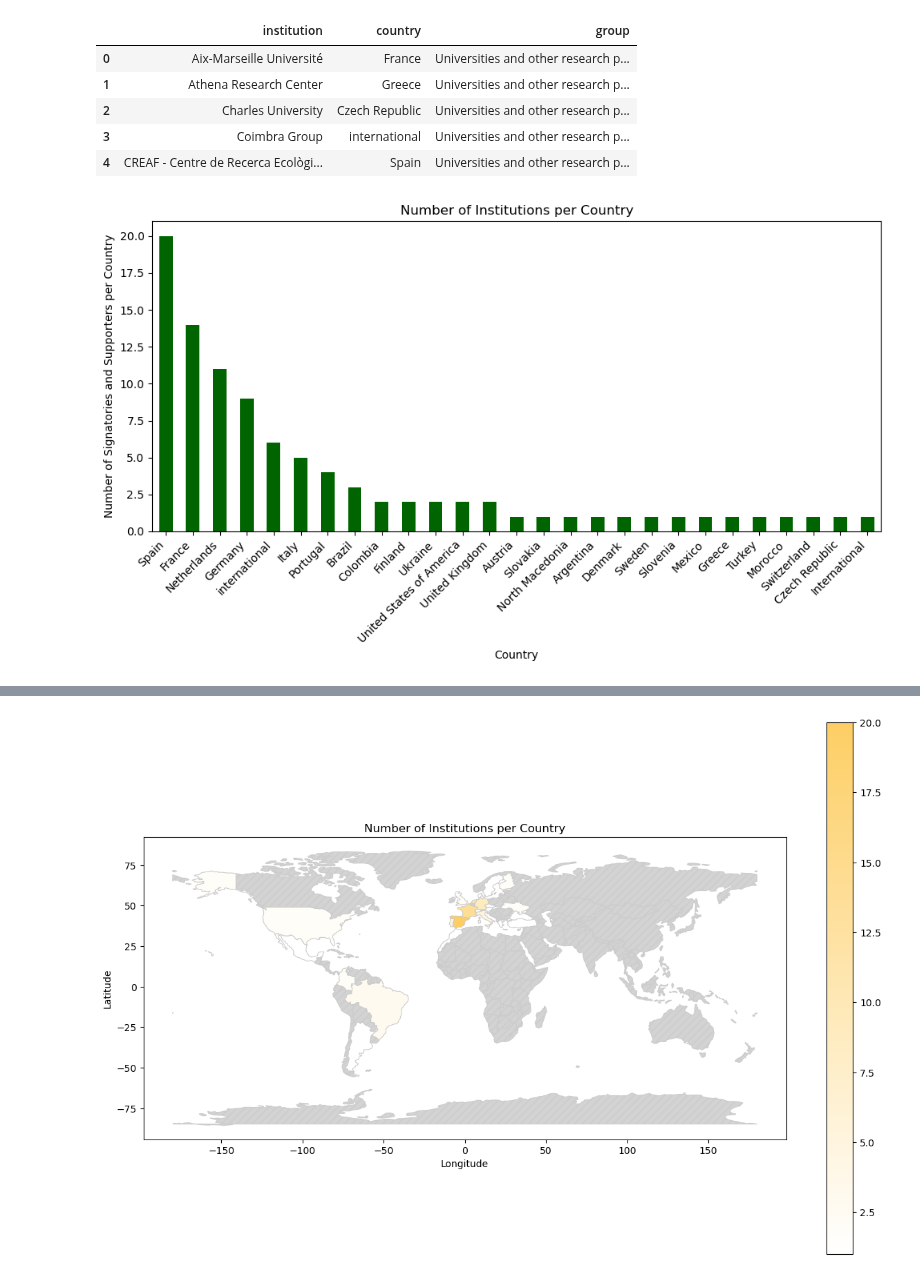
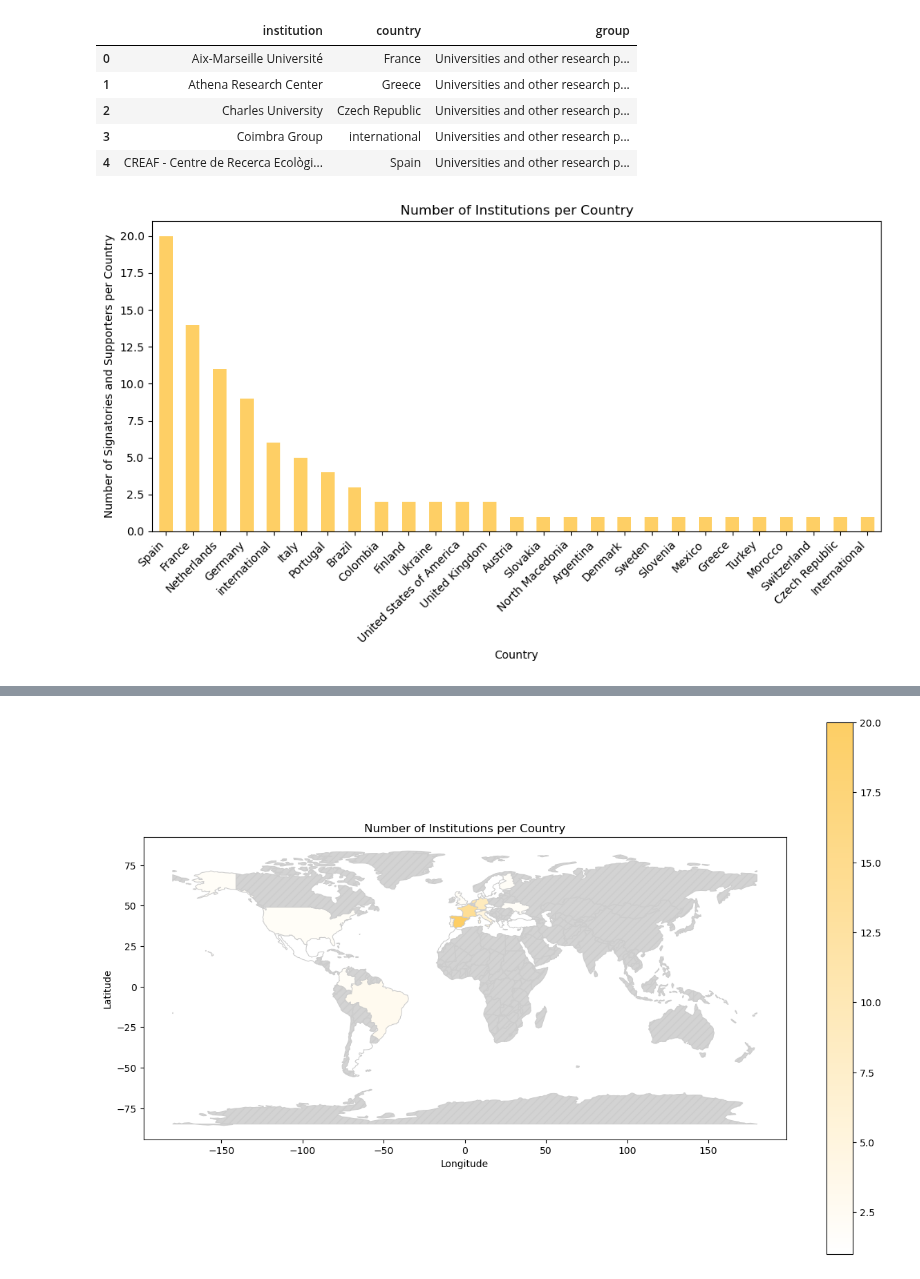
Before and after one commit to hauschke/barcelonaDORI_map, a Jupyter notebook: barcelonadori_map.ipynb, the cells around one changed output, grey strips where cells are left out. Saved outputs shown, nothing was run; the diff lists cells and outputs as text; code cells hidden in the pictures.

```diff
--- a/barcelonadori_map.ipynb
+++ b/barcelonadori_map.ipynb
@@ -42,21 +42,21 @@ df.head()
 # %%
 # Count institutions per country
 country_counts = df['country'].value_counts()
 
 # Plot barchart
 plt.figure(figsize=(10,6))
-country_counts.plot(kind='bar', color='darkgreen')
+country_counts.plot(kind='bar', color='#fecf65')
 
 plt.title('Number of Institutions per Country')
 plt.xlabel('Country')
 plt.ylabel('Number of Signatories and Supporters per Country')
 plt.xticks(rotation=45, ha='right')
 
 # Display the barchart
 plt.tight_layout()
 plt.show()
 # %% [output]
-[figure, old version]
+[figure, new version]
 # %%
 # Country counts as a table
 print(country_counts)
```
